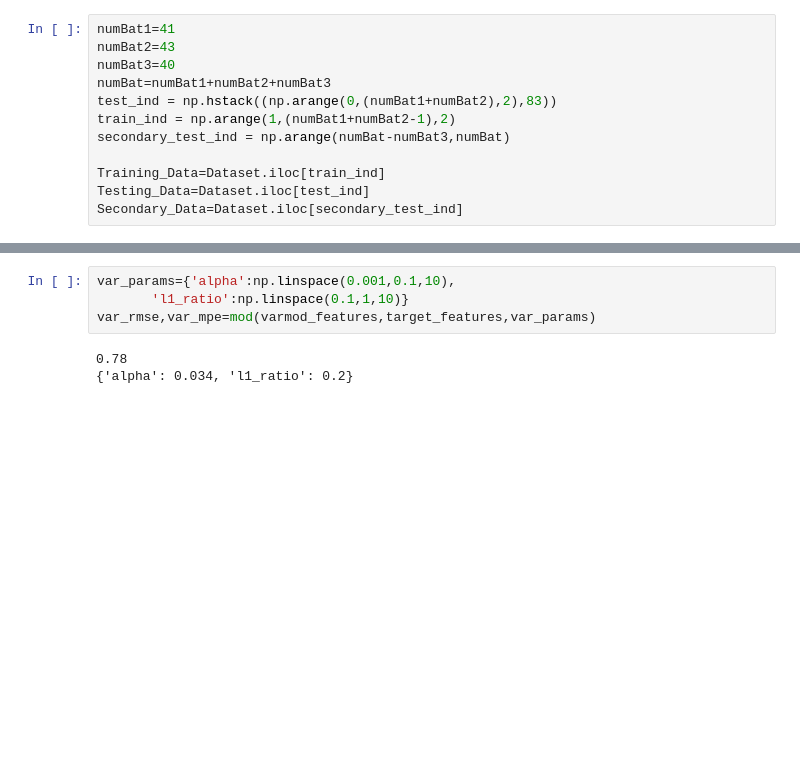
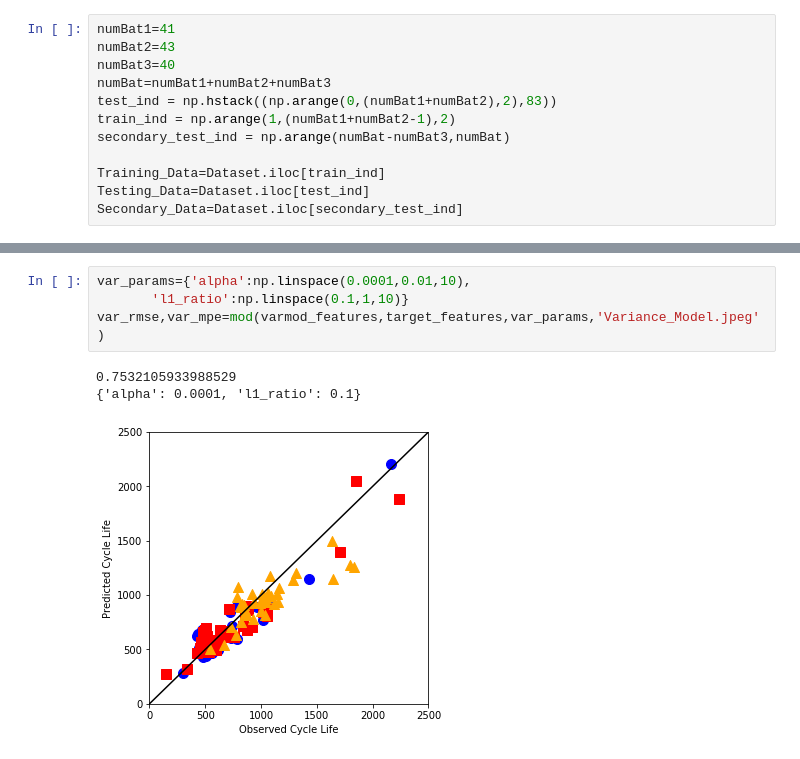
Before and after one commit to rochan17/Battery-Life-Prediction, a Jupyter notebook: Model.ipynb, the cells around one changed output, grey strips where cells are left out. Cells and saved outputs as stored; diff of their text form; blank space fills up the shorter version.

```diff
--- a/Model.ipynb
+++ b/Model.ipynb
@@ -95,8 +125,9 @@ def mod(features,target,params):
 # %%
-var_params={'alpha':np.linspace(0.001,0.1,10),
+var_params={'alpha':np.linspace(0.0001,0.01,10),
        'l1_ratio':np.linspace(0.1,1,10)}
-var_rmse,var_mpe=mod(varmod_features,target_features,var_params)
+var_rmse,var_mpe=mod(varmod_features,target_features,var_params,'Variance_Model.jpeg')
 # %% [output]
-0.78
-{'alpha': 0.034, 'l1_ratio': 0.2}
+0.7532105933988529
+{'alpha': 0.0001, 'l1_ratio': 0.1}
+[figure, added]
 # %%
```
Also changed, not shown: parts of 14 cells of this notebook, 2 other files.
